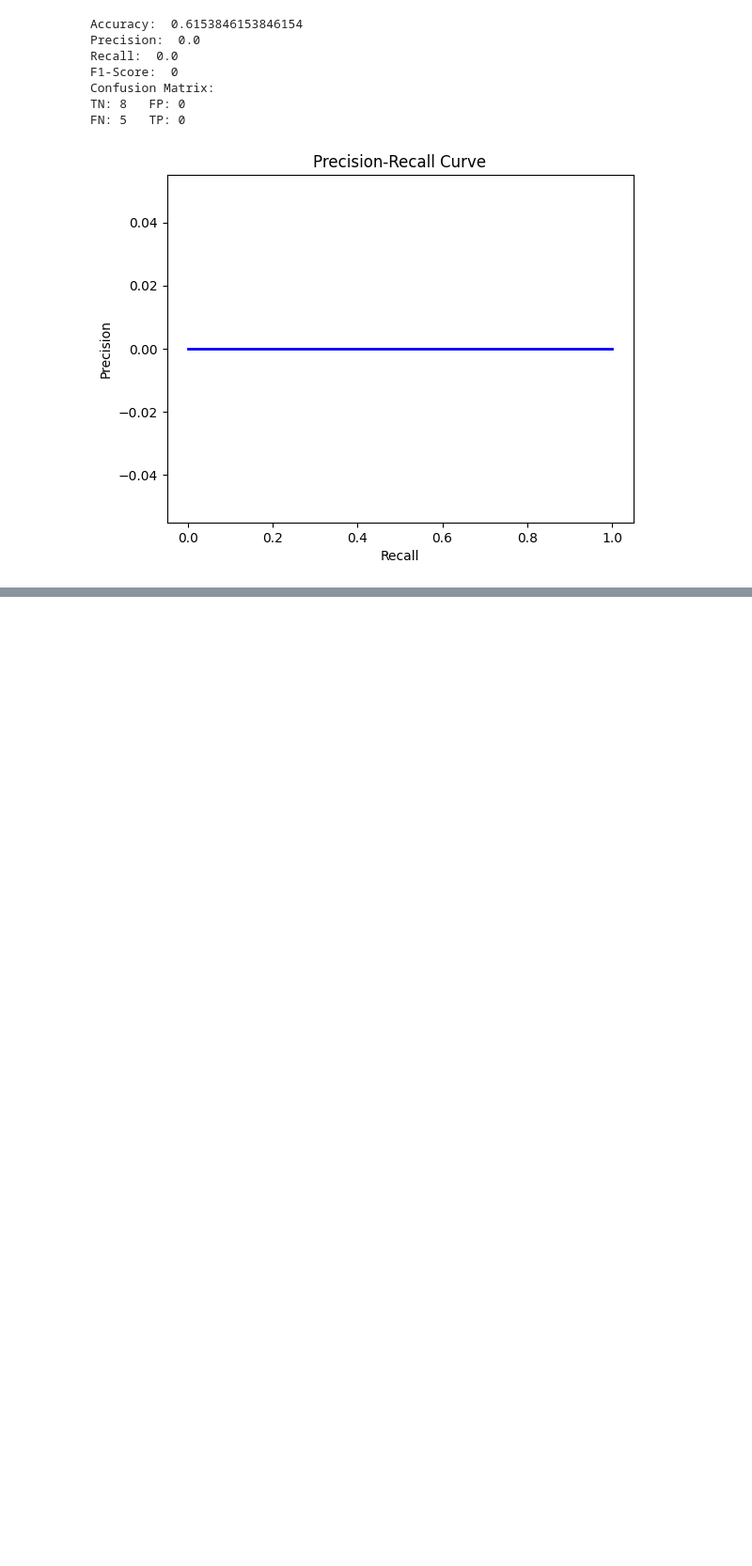
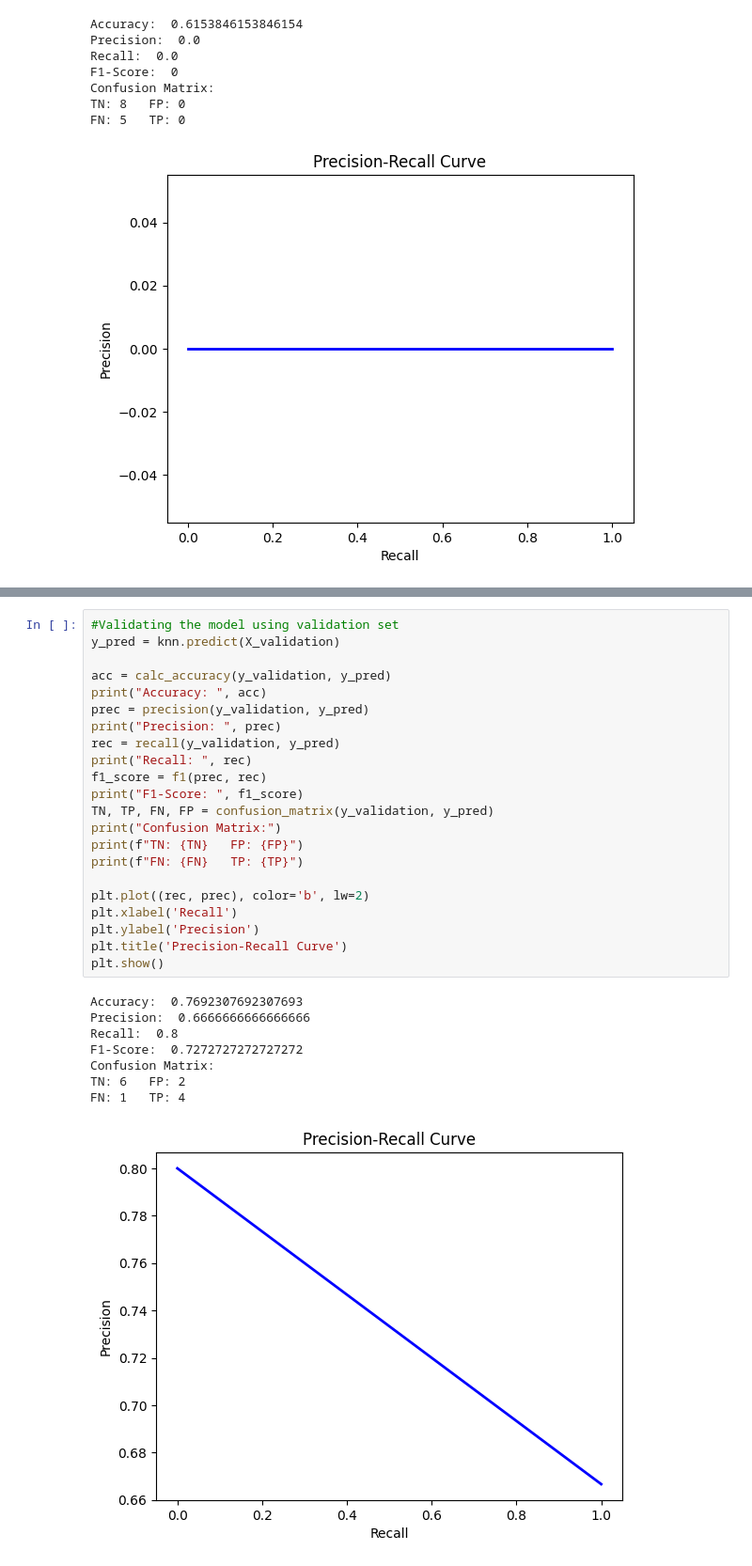
Before and after one commit to shawonsaha15/MachineLearningProjects, a Jupyter notebook: 445_Assignment_5/Ass_5_Brain_Cancer_Dataset.ipynb, the cells around one changed output, grey strips where cells are left out. Shown at 94% size. Saved outputs shown, nothing was run; the diff lists cells and outputs as text; blank space fills up the shorter version.

```diff
--- a/445_Assignment_5/Ass_5_Brain_Cancer_Dataset.ipynb
+++ b/445_Assignment_5/Ass_5_Brain_Cancer_Dataset.ipynb
@@ -284,0 +382,31 @@ FN: 3   TP: 0
+# %%
+#Validating the model using validation set
+y_pred = knn.predict(X_validation)
+
+acc = calc_accuracy(y_validation, y_pred)
+print("Accuracy: ", acc)
+prec = precision(y_validation, y_pred)
+print("Precision: ", prec)
+rec = recall(y_validation, y_pred)
+print("Recall: ", rec)
+f1_score = f1(prec, rec)
+print("F1-Score: ", f1_score)
+TN, TP, FN, FP = confusion_matrix(y_validation, y_pred)
+print("Confusion Matrix:")
+print(f"TN: {TN}   FP: {FP}")
+print(f"FN: {FN}   TP: {TP}")
+
+plt.plot((rec, prec), color='b', lw=2)
+plt.xlabel('Recall')
+plt.ylabel('Precision')
+plt.title('Precision-Recall Curve')
+plt.show()
+# %% [output]
+Accuracy:  0.7692307692307693
+Precision:  0.6666666666666666
+Recall:  0.8
+F1-Score:  0.7272727272727272
+Confusion Matrix:
+TN: 6   FP: 2
+FN: 1   TP: 4
+[figure, added]
```
Also changed, not shown: parts of 19 cells of this notebook.
